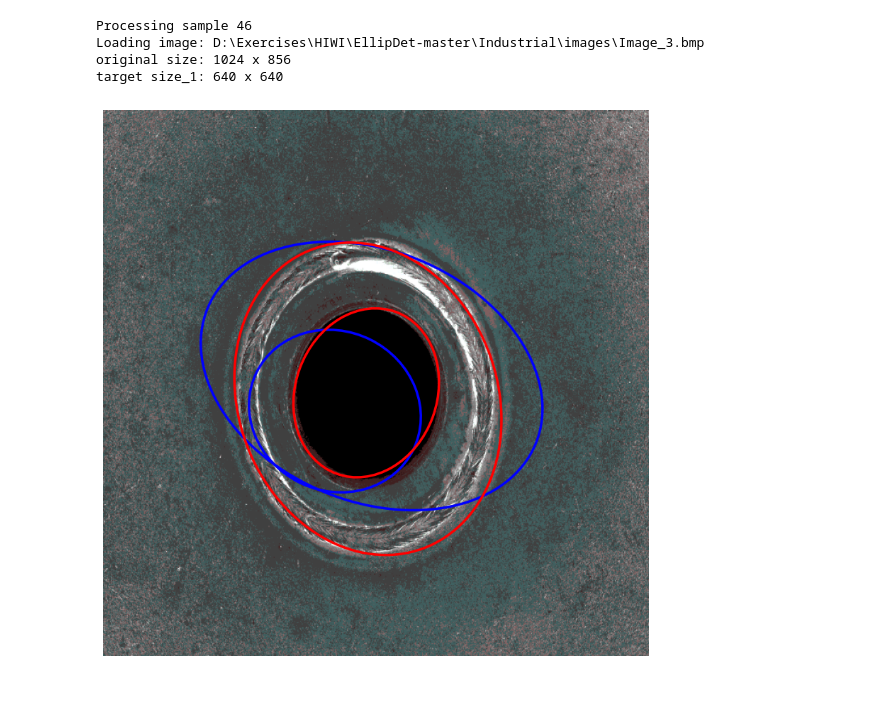
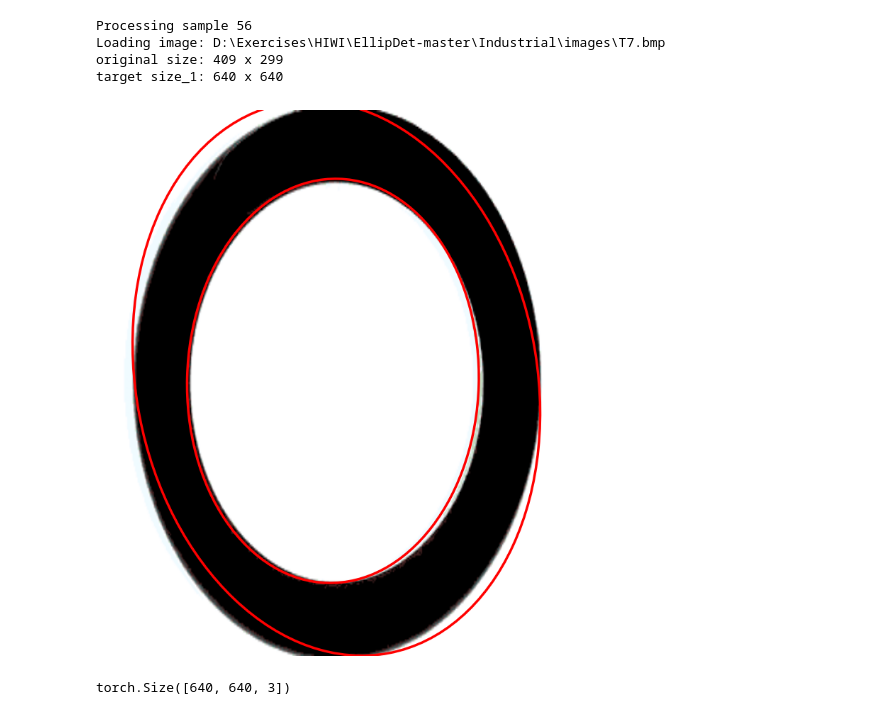
Before and after one commit to aditya0701/HIWI, a Jupyter notebook: ellipse-rcnn-main/scripts/test_model.ipynb, the cells around one changed output. Drawn from its saved outputs; the diff is of its cells as text; code cells hidden in the pictures.

```diff
--- a/ellipse-rcnn-main/scripts/test_model.ipynb
+++ b/ellipse-rcnn-main/scripts/test_model.ipynb
@@ -22,43 +22,49 @@ ds = IndustryEllipseDataset(
                 image_files,
                 annotation_files,
             )
-image,target = ds[46]
+idx =56
+image,target = ds[idx]
 # %% [output]
-Processing sample 46
-Loading image: D:\Exercises\HIWI\EllipDet-master\Industrial\images\Image_3.bmp
-original size: 1024 x 856
+Processing sample 56
+Loading image: D:\Exercises\HIWI\EllipDet-master\Industrial\images\T7.bmp
+original size: 409 x 299
 target size_1: 640 x 640
 # %%
 model = EllipseRCNNModule.load_from_checkpoint(model_path)
 model.eval().cpu()
 pred = model(image.unsqueeze(0))
 score_mask = pred[0]["scores"] > 0.6
 if not len(pred[0]["boxes"][score_mask]) > 0:
     print(f"No predictions detected for sampled image {idx + 1}.")
 fig, ax = plt.subplots(figsize=(10, 10))
 
 ax.set_aspect("equal")
 ax.axis("off")
 image = image.permute(1, 2, 0) if image.ndim == 3 else image
 ax.imshow(image, cmap="grey")
 
 ellipses = pred[0]["ellipse_params"][score_mask].view(-1, 5)
 boxes = pred[0]["boxes"][score_mask].view(-1, 4)
 
-# Plot ellipses
-plot_ellipses(
-    ellipses,
-    ax=ax,
-    plot_centers=False, # Whehter to plot ellipse centers
-    rim_color="b",
-    alpha=1,
-)
+# # Plot ellipses
+# plot_ellipses(
+#     ellipses,
+#     ax=ax,
+#     plot_centers=False, # Whehter to plot ellipse centers
+#     rim_color="b",
+#     alpha=1,
+# )
 plot_ellipses(
             target["ellipse_params"],
             ax=ax,
             plot_centers=False,
             rim_color="r",
             alpha=1,
         )
+plt.show()
 # %% [output]
-[figure, old version]
+[figure, new version]
+# %%
+image.shape
+# %% [output]
+torch.Size([640, 640, 3])
```
Also changed, not shown: 1 other file.
